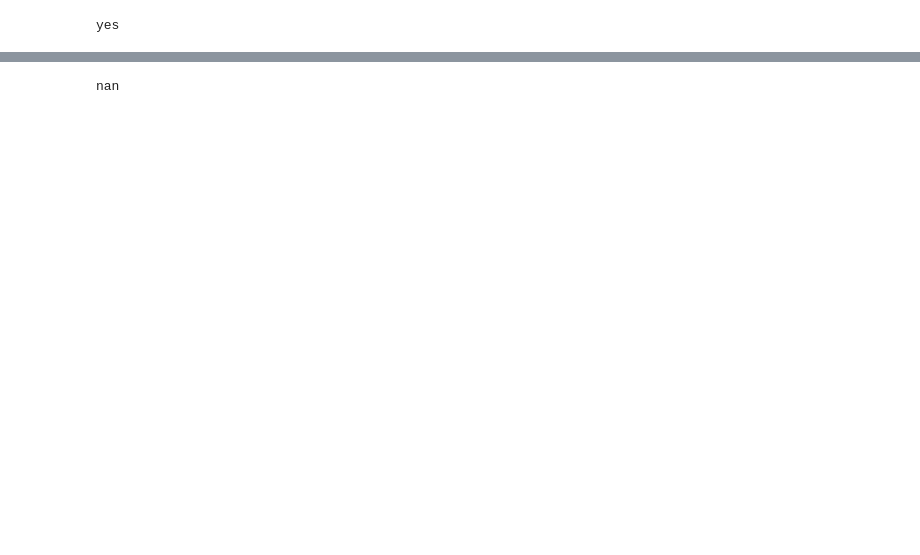
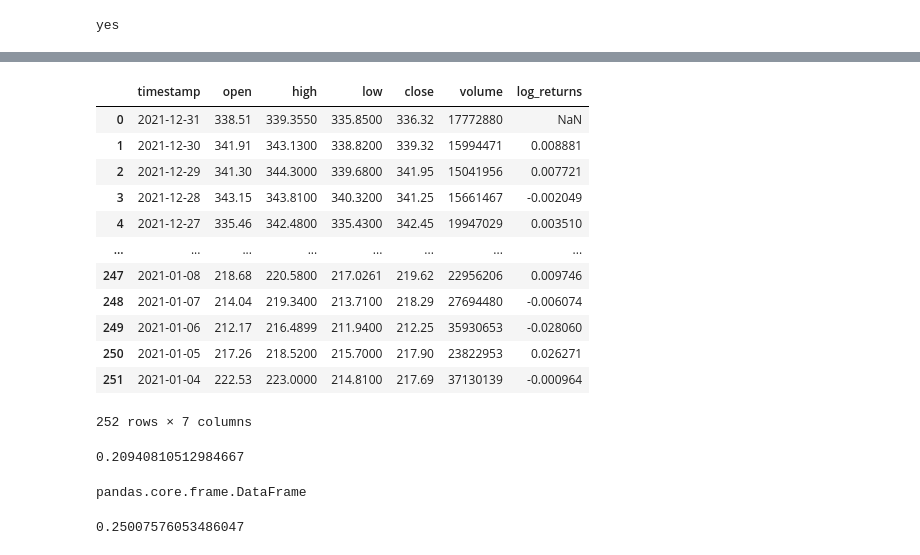
Before and after one commit to BitcoinInvestAnalysis/Capstone, a Jupyter notebook: formula_try_out.ipynb, the cells around one changed output, grey strips where cells are left out. Cells and saved outputs as stored; diff of their text form; code cells hidden in the pictures; blank space fills up the shorter version.

Commit message:
Made some calculation to check different stock sources

```diff
--- a/formula_try_out.ipynb
+++ b/formula_try_out.ipynb
@@ -80,0 +98,3 @@ df
+# %%
+df_microsoft = pd.read_csv('data/microsoft-daily.csv', index_col='timestamp')
+df_microsoft.head()
@@ -80,0 +109,26 @@ df
+# %%
+df_microsoft = add_log_returns_column(df_microsoft, "2021-01-01", "2021-12-31")
+df_microsoft
+# %% [output]
+|  | timestamp | open | high | low | close | volume | log_returns |
+| 0 | 2021-12-31 | 338.51 | 339.3550 | 335.8500 | 336.32 | 17772880 | NaN |
+| 1 | 2021-12-30 | 341.91 | 343.1300 | 338.8200 | 339.32 | 15994471 | 0.008881 |
+| 2 | 2021-12-29 | 341.30 | 344.3000 | 339.6800 | 341.95 | 15041956 | 0.007721 |
+| 3 | 2021-12-28 | 343.15 | 343.8100 | 340.3200 | 341.25 | 15661467 | -0.002049 |
+| 4 | 2021-12-27 | 335.46 | 342.4800 | 335.4300 | 342.45 | 19947029 | 0.003510 |
+| ... | ... | ... | ... | ... | ... | ... | ... |
+| 247 | 2021-01-08 | 218.68 | 220.5800 | 217.0261 | 219.62 | 22956206 | 0.009746 |
+| 248 | 2021-01-07 | 214.04 | 219.3400 | 213.7100 | 218.29 | 27694480 | -0.006074 |
+| 249 | 2021-01-06 | 212.17 | 216.4899 | 211.9400 | 212.25 | 35930653 | -0.028060 |
+| 250 | 2021-01-05 | 217.26 | 218.5200 | 215.7000 | 217.90 | 23822953 | 0.026271 |
+| 251 | 2021-01-04 | 222.53 | 223.0000 | 214.8100 | 217.69 | 37130139 | -0.000964 |
+252 rows × 7 columns
+# %%
+vm = calc_volatility(df_microsoft, "2021-01-01", "2021-12-31", 252)
+vm
+# %% [output]
+0.20940810512984667
+# %%
+type(df_microsoft)
+# %% [output]
+pandas.core.frame.DataFrame
@@ -81,5 +146,5 @@ df
 # %%
-volatility = stock_function.calc_volatility(df_apple, '2019-01-01', '2020-12-31', 252)
-volatility
+apple_yahoo_vo = stock_function.calc_volatility(apple_yahoo, "2021-01-01", "2021-12-31", 252)
+apple_yahoo_vo
 # %% [output]
-nan
+0.25007576053486047
```
Also changed, not shown: parts of 18 cells of this notebook.
